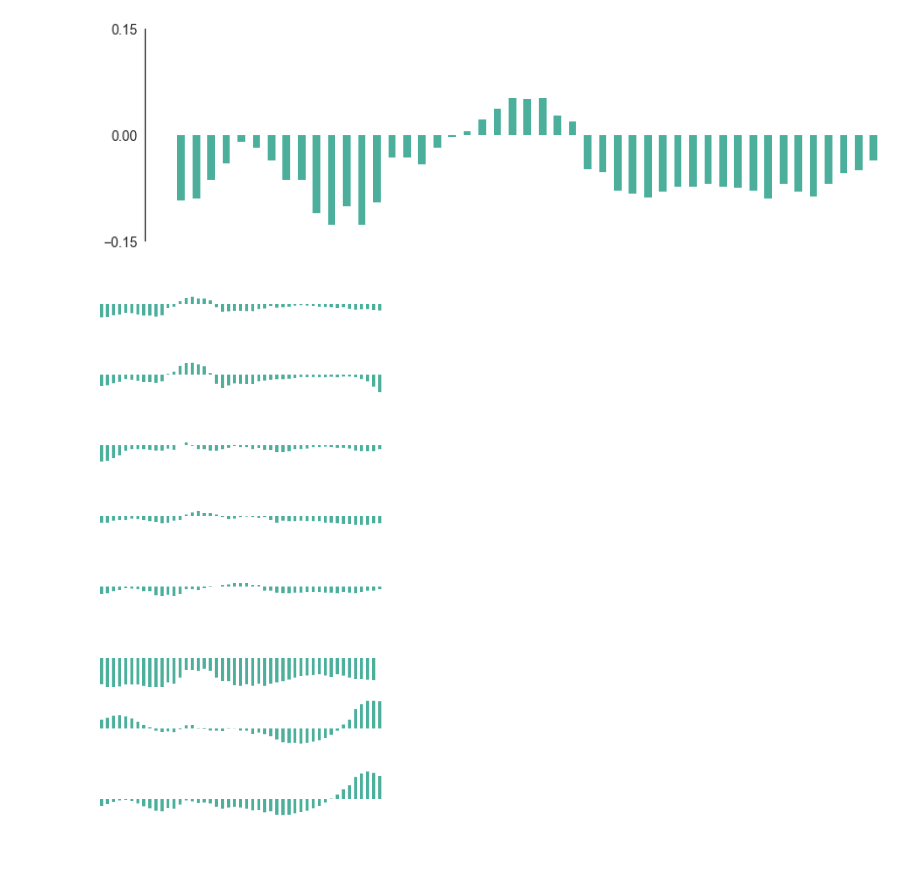
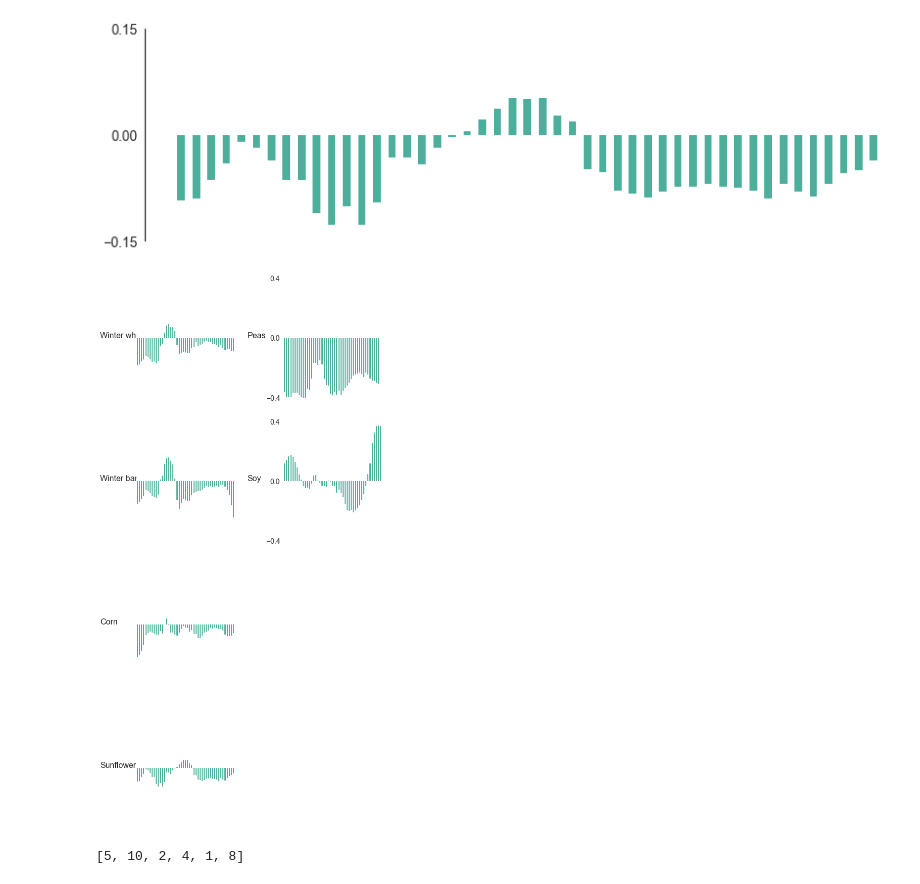
Before and after one commit to DFS-UCU/UkrainianAgriculture, a Jupyter notebook: notebooks/NDVIPrediction.ipynb, the cells around one changed output. Drawn from its saved outputs; the diff is of its cells as text; code cells hidden in the pictures.

Commit message:
Improved the visualization of NDVI diffs

```diff
--- a/notebooks/NDVIPrediction.ipynb
+++ b/notebooks/NDVIPrediction.ipynb
@@ -305,24 +305,3 @@ plt.savefig('../img/sunflower-ndvi-diff-gn.png')
 # %% [output]
 Подсолнечник
 [figure]
-# %%
-fig, axes = plt.subplots(len(cult15), sharex=True)
-fig.set_size_inches(15, 30, forward=True)
-
-for i in range(len(cult15)):
-    df_diff_cult = df_diff[df_diff['culture'] == cult15[i]].groupby('week').mean()
-    ndvi = df_diff_cult['ndvi']
-
-    ndvi.plot(kind='bar', ax=axes[i], color='#4baf9c')
-    #axes[i].set_title(le.inverse_transform(cult15[i]), fontsize=16)
-    axes[i].set_ylim([-0.3, 0.3])
-    axes[i].get_xaxis().set_visible(False)
-    sns.despine(offset=30, bottom=True, left=True)
-    axes[i].axes.get_xaxis().set_visible(False)
-    axes[i].axes.get_yaxis().set_visible(False)
-    axes[i].axes.get_yaxis().set_ticks([-0.4, 0, 0.4])
-    axes[i].tick_params(labelsize=14)
-
-plt.savefig('../img/all-ndvi-diff.png')
-# %% [output]
-[figure, removed]
@@ -328,0 +319,43 @@ plt.savefig('../img/all-ndvi-diff.png')
+# %%
+def plot_NDVI_diff(cultures, fname):
+    fig, axes = plt.subplots(len(cultures[:4]), 4, sharex=True, gridspec_kw = {'width_ratios':[1, 4, 1, 4]})
+    fig.set_size_inches(10, 20, forward=True)
+
+    for i in range(len(cultures[:4])):
+        culture = translate[le.inverse_transform(cultures[i])]
+        axes[i,0].text(0.5, 0.5, culture, fontsize=16)
+
+        df_diff_cult = df_diff[df_diff['culture'] == cultures[i]].groupby('week').mean()
+        ndvi = df_diff_cult['ndvi']
+
+        ndvi.plot(kind='bar', ax=axes[i,1], color='#4baf9c')
+        axes[i,1].set_ylim([-0.3, 0.3])
+        axes[i,1].axes.get_yaxis().set_ticks([-0.4, 0, 0.4])
+        axes[i,1].tick_params(labelsize=14)
+
+        for j in range(4):
+            axes[i,j].get_xaxis().set_visible(False)
+            axes[i,j].get_yaxis().set_visible(False)
+
+    for i in range(2):
+        culture = translate[le.inverse_transform(cultures[4 + i])]
+        axes[i,2].text(0.5, 0.5, culture, fontsize=16)
+
+        df_diff_cult = df_diff[df_diff['culture'] == cultures[4 + i]].groupby('week').mean()
+        ndvi = df_diff_cult['ndvi']
+
+        ndvi.plot(kind='bar', ax=axes[i,3], color='#4baf9c')
+        axes[i,3].set_ylim([-0.3, 0.3])
+        axes[i,3].axes.get_yaxis().set_ticks([-0.4, 0, 0.4])
+        axes[i,3].tick_params(labelsize=14)
+
+    sns.despine(offset=30, bottom=True, left=True)
+    plt.savefig(fname)
+# %%
+plot_NDVI_diff(cult15, '../img/all-ndvi-diff.png')
+# %% [output]
+[figure, added]
+# %%
+[cult for cult in cult15 if le.inverse_transform(cult) not in ['nan', 'Средняя вегитация']]
+# %% [output]
+[5, 10, 2, 4, 1, 8]
```
Also changed, not shown: parts of 3 cells of this notebook, 1 other file.
